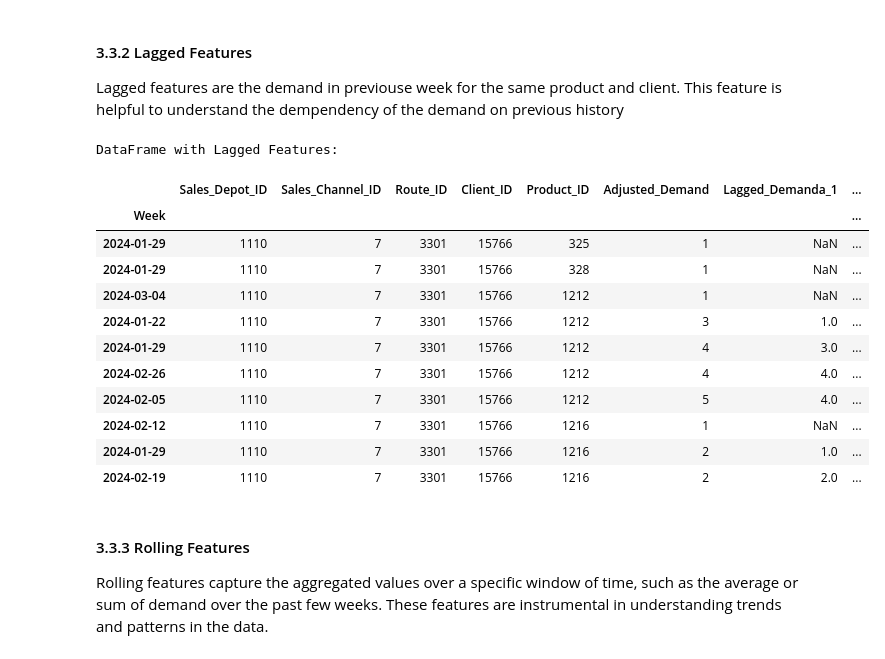
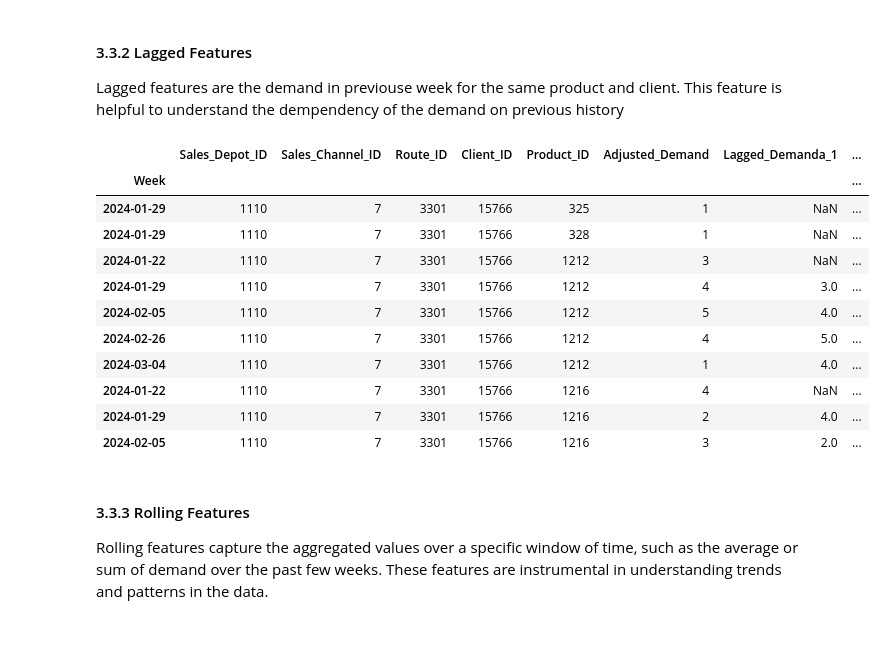
Before and after one commit to agshiv92/Azure_ML_project-2, a Jupyter notebook: group-bimbo-predictive-model.ipynb, the cells around one changed output. Cells and saved outputs as stored; diff of their text form; code cells hidden in the pictures.

Commit message:
Kaggle Notebook | Group Bimbo Predictive Model | Version 2

```diff
--- a/group-bimbo-predictive-model.ipynb
+++ b/group-bimbo-predictive-model.ipynb
@@ -402,28 +443,30 @@ Simplicity
 #### 3.3.2 Lagged Features
 Lagged features are the demand in previouse week for the same product and client. This feature is helpful to understand the dempendency of the demand on previous history
 # %%
-train_df = train_df[['Sales_Depot_ID', 'Sales_Channel_ID', 'Route_ID', 'Client_ID',
-       'Product_ID','Adjusted_Demand']]
-train_df = train_df.sort_values(by=['Sales_Depot_ID', 'Sales_Channel_ID', 'Route_ID', 'Client_ID','Product_ID','Adjusted_Demand', 'Week'])
-train_df['Lagged_Demanda_1'] = train_df.groupby(['Sales_Depot_ID', 'Sales_Channel_ID', 'Route_ID', 'Client_ID','Product_ID'])['Adjusted_Demand'].shift(1)
-train_df['Lagged_Demanda_2'] = train_df.groupby(['Sales_Depot_ID', 'Sales_Channel_ID', 'Route_ID', 'Client_ID','Product_ID'])['Adjusted_Demand'].shift(2)
-train_df['Lagged_Demanda_3'] = train_df.groupby(['Sales_Depot_ID', 'Sales_Channel_ID', 'Route_ID', 'Client_ID','Product_ID'])['Adjusted_Demand'].shift(3)
-print("\nDataFrame with Lagged Features:")
+def lagged_feature_creation(train_df):
+    train_df = train_df[['Sales_Depot_ID', 'Sales_Channel_ID', 'Route_ID', 'Client_ID',
+           'Product_ID','Adjusted_Demand']]
+    train_df = train_df.sort_values(by=['Sales_Depot_ID', 'Sales_Channel_ID', 'Route_ID', 'Client_ID','Product_ID', 'Week'])
+    train_df['Lagged_Demanda_1'] = train_df.groupby(['Sales_Depot_ID', 'Sales_Channel_ID', 'Route_ID', 'Client_ID','Product_ID'])['Adjusted_Demand'].shift(1)
+    train_df['Lagged_Demanda_2'] = train_df.groupby(['Sales_Depot_ID', 'Sales_Channel_ID', 'Route_ID', 'Client_ID','Product_ID'])['Adjusted_Demand'].shift(2)
+    train_df['Lagged_Demanda_3'] = train_df.groupby(['Sales_Depot_ID', 'Sales_Channel_ID', 'Route_ID', 'Client_ID','Product_ID'])['Adjusted_Demand'].shift(3)
+    gc.collect()
+    return train_df
+train_df = lagged_feature_creation(train_df)
 train_df.head(10)
 # %% [output]
-DataFrame with Lagged Features:
 |  | Sales_Depot_ID | Sales_Channel_ID | Route_ID | Client_ID | Product_ID | Adjusted_Demand | Lagged_Demanda_1 | ... |
 | Week |  |  |  |  |  |  |  | ... |
 | 2024-01-29 | 1110 | 7 | 3301 | 15766 | 325 | 1 | NaN | ... |
 | 2024-01-29 | 1110 | 7 | 3301 | 15766 | 328 | 1 | NaN | ... |
-| 2024-03-04 | 1110 | 7 | 3301 | 15766 | 1212 | 1 | NaN | ... |
-| 2024-01-22 | 1110 | 7 | 3301 | 15766 | 1212 | 3 | 1.0 | ... |
+| 2024-01-22 | 1110 | 7 | 3301 | 15766 | 1212 | 3 | NaN | ... |
 | 2024-01-29 | 1110 | 7 | 3301 | 15766 | 1212 | 4 | 3.0 | ... |
-| 2024-02-26 | 1110 | 7 | 3301 | 15766 | 1212 | 4 | 4.0 | ... |
 | 2024-02-05 | 1110 | 7 | 3301 | 15766 | 1212 | 5 | 4.0 | ... |
-| 2024-02-12 | 1110 | 7 | 3301 | 15766 | 1216 | 1 | NaN | ... |
-| 2024-01-29 | 1110 | 7 | 3301 | 15766 | 1216 | 2 | 1.0 | ... |
-| 2024-02-19 | 1110 | 7 | 3301 | 15766 | 1216 | 2 | 2.0 | ... |
+| 2024-02-26 | 1110 | 7 | 3301 | 15766 | 1212 | 4 | 5.0 | ... |
+| 2024-03-04 | 1110 | 7 | 3301 | 15766 | 1212 | 1 | 4.0 | ... |
+| 2024-01-22 | 1110 | 7 | 3301 | 15766 | 1216 | 4 | NaN | ... |
+| 2024-01-29 | 1110 | 7 | 3301 | 15766 | 1216 | 2 | 4.0 | ... |
+| 2024-02-05 | 1110 | 7 | 3301 | 15766 | 1216 | 3 | 2.0 | ... |
 # %% [markdown]
 #### 3.3.3 Rolling Features
 Rolling features capture the aggregated values over a specific window of time, such as the average or sum of demand over the past few weeks. These features are instrumental in understanding trends and patterns in the data.
```
Also changed, not shown: parts of 56 cells of this notebook.
